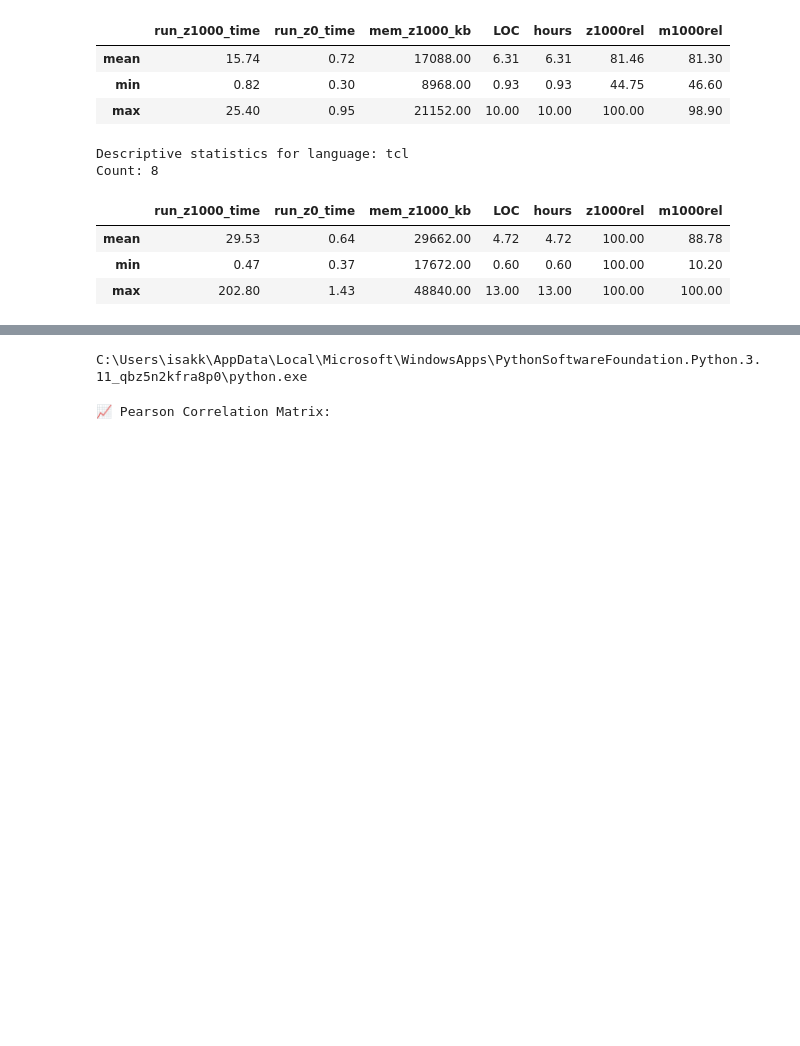
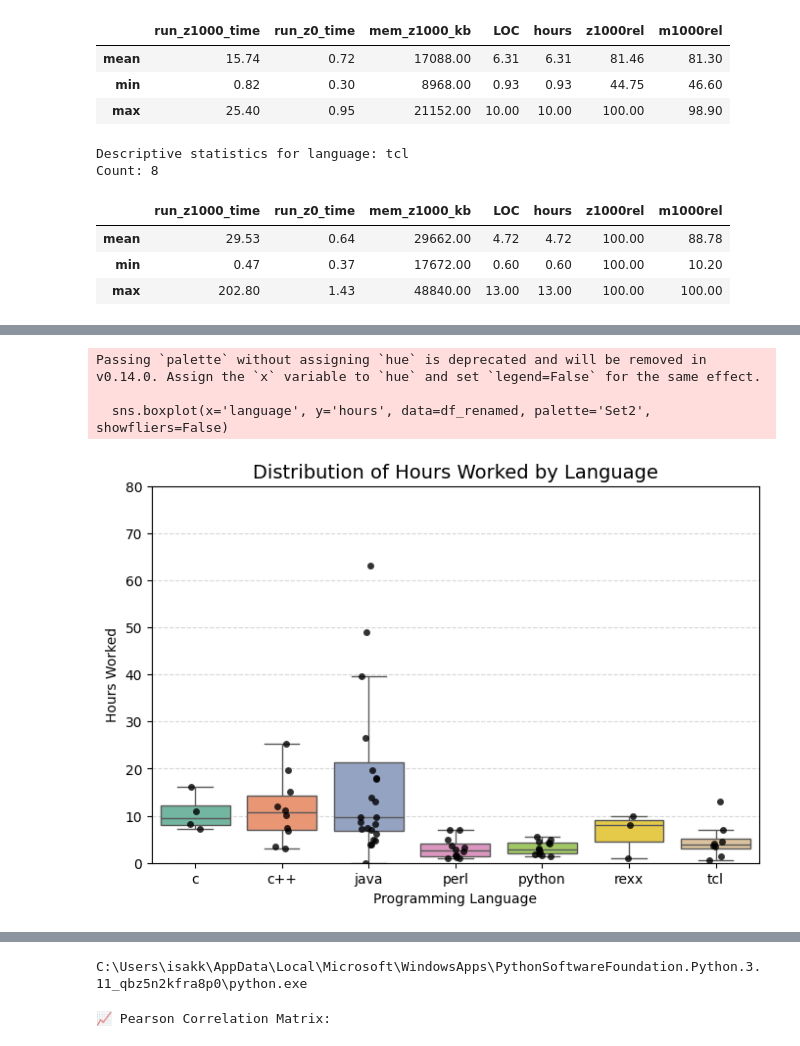
Before and after one commit to Beansak/Forskningsmetodik_assignment3, a Jupyter notebook: analysis.ipynb, the cells around one changed output, grey strips where cells are left out. Drawn from its saved outputs; the diff is of its cells as text; code cells hidden in the pictures; blank space fills up the shorter version.

```diff
--- a/analysis.ipynb
+++ b/analysis.ipynb
@@ -309,0 +317,19 @@ plt.show()
+# %%
+import matplotlib.pyplot as plt
+import seaborn as sns
+
+plt.figure(figsize=(8, 5))
+sns.boxplot(x='language', y='hours', data=df_renamed, palette='Set2', showfliers=False)
+sns.stripplot(x='language', y='hours', data=df_renamed, color='black', alpha=0.8, jitter=True)
+
+plt.title('Distribution of Hours Worked by Language', fontsize=14)
+plt.ylabel('Hours Worked')
+plt.xlabel('Programming Language')
+plt.ylim(0, 80)  # limit y-axis to avoid outlier distortion
+plt.grid(axis='y', linestyle='--', alpha=0.5)
+plt.show()
+# %% [output]
+Passing `palette` without assigning `hue` is deprecated and will be removed in v0.14.0. Assign the `x` variable to `hue` and set `legend=False` for the same effect.
+
+  sns.boxplot(x='language', y='hours', data=df_renamed, palette='Set2', showfliers=False)
+[figure, added]
```
Also changed, not shown: parts of 2 cells of this notebook.
